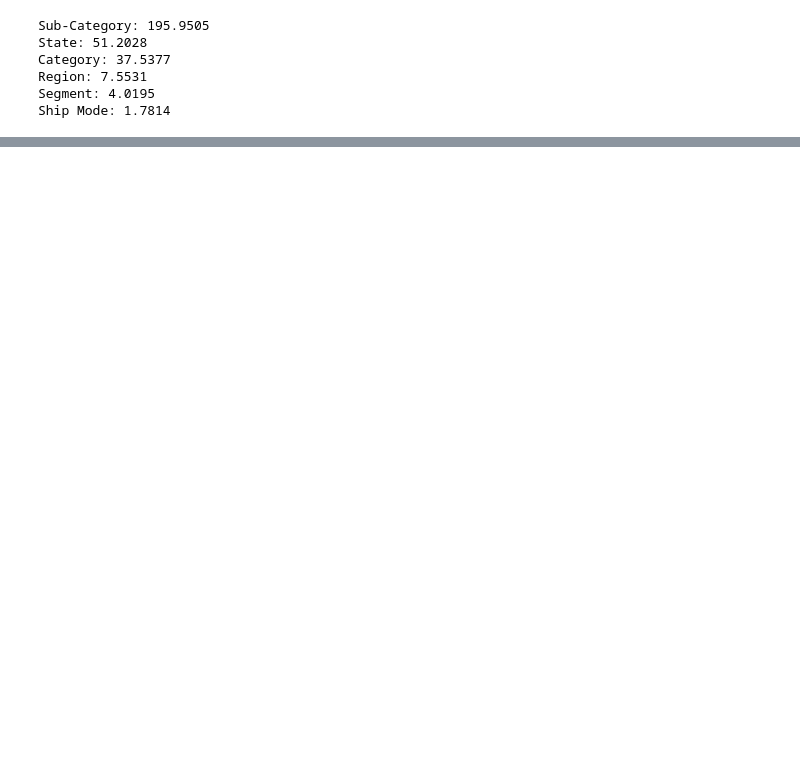
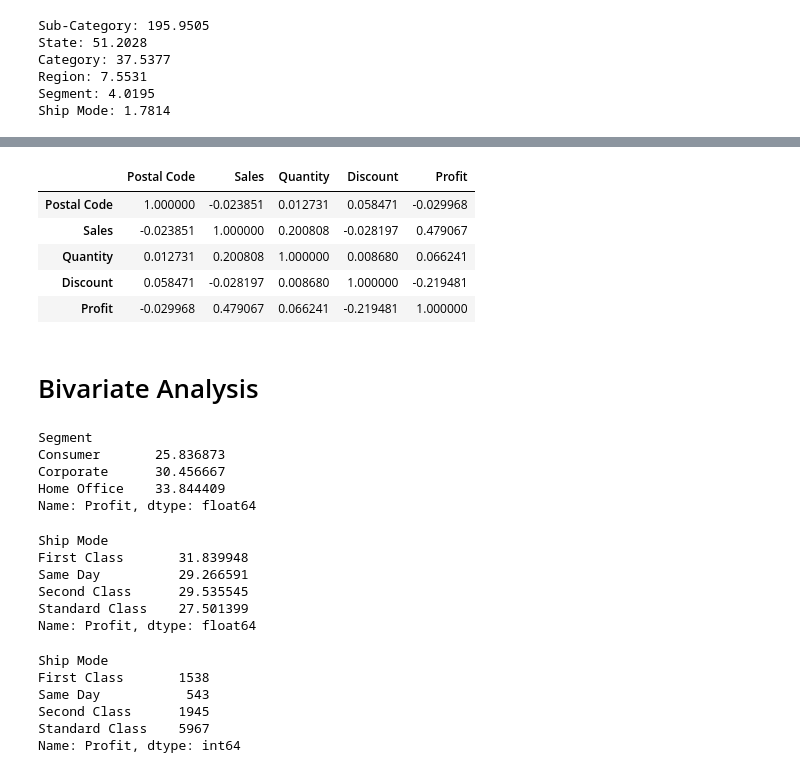
Before and after one commit to Sarthak653/eda-sales, a Jupyter notebook: eda.ipynb, the cells around one changed output, grey strips where cells are left out. Cells and saved outputs as stored; diff of their text form; code cells hidden in the pictures; blank space fills up the shorter version.

Commit message:
Started multivariate analysis

```diff
--- a/eda.ipynb
+++ b/eda.ipynb
@@ -675,0 +740,37 @@ Ship Mode: 1.7814
+# %%
+df.corr(numeric_only=True).T
+# %% [output]
+|  | Postal Code | Sales | Quantity | Discount | Profit |
+| Postal Code | 1.000000 | -0.023851 | 0.012731 | 0.058471 | -0.029968 |
+| Sales | -0.023851 | 1.000000 | 0.200808 | -0.028197 | 0.479067 |
+| Quantity | 0.012731 | 0.200808 | 1.000000 | 0.008680 | 0.066241 |
+| Discount | 0.058471 | -0.028197 | 0.008680 | 1.000000 | -0.219481 |
+| Profit | -0.029968 | 0.479067 | 0.066241 | -0.219481 | 1.000000 |
+# %% [markdown]
+# Bivariate Analysis
+# %%
+df.groupby("Segment")["Profit"].mean()
+# %% [output]
+Segment
+Consumer       25.836873
+Corporate      30.456667
+Home Office    33.844409
+Name: Profit, dtype: float64
+# %%
+df.groupby("Ship Mode")["Profit"].mean()
+# %% [output]
+Ship Mode
+First Class       31.839948
+Same Day          29.266591
+Second Class      29.535545
+Standard Class    27.501399
+Name: Profit, dtype: float64
+# %%
+df.groupby("Ship Mode")["Profit"].count()
+# %% [output]
+Ship Mode
+First Class       1538
+Same Day           543
+Second Class      1945
+Standard Class    5967
+Name: Profit, dtype: int64
```
Also changed, not shown: parts of 19 cells of this notebook.
